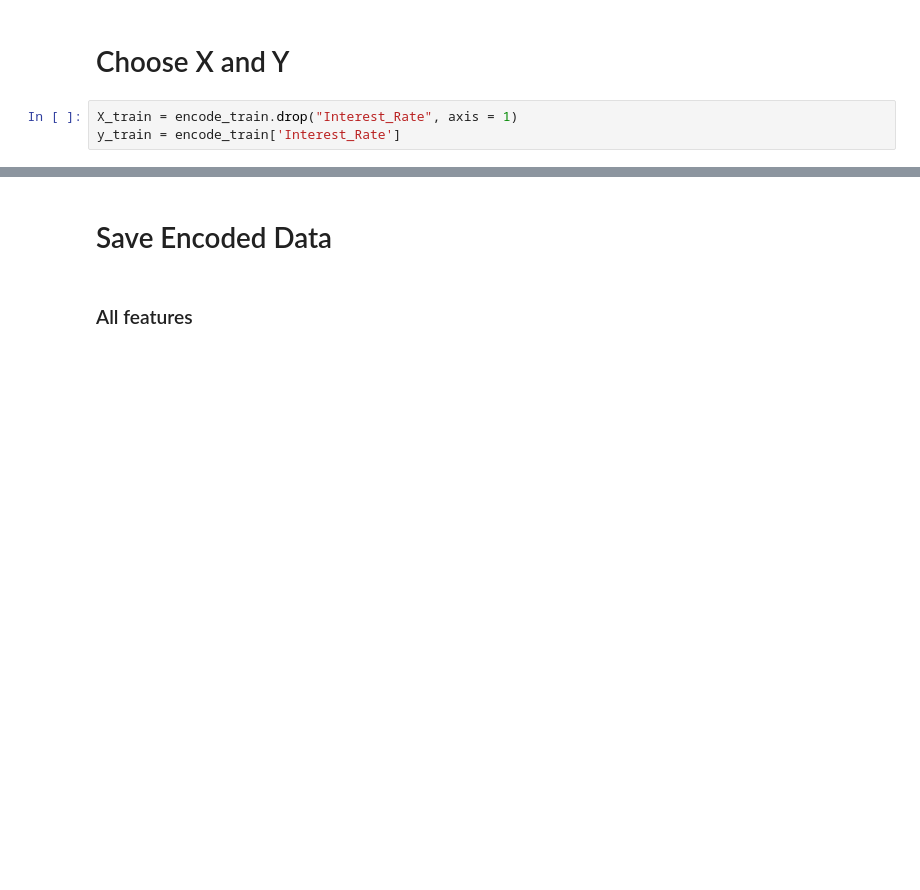
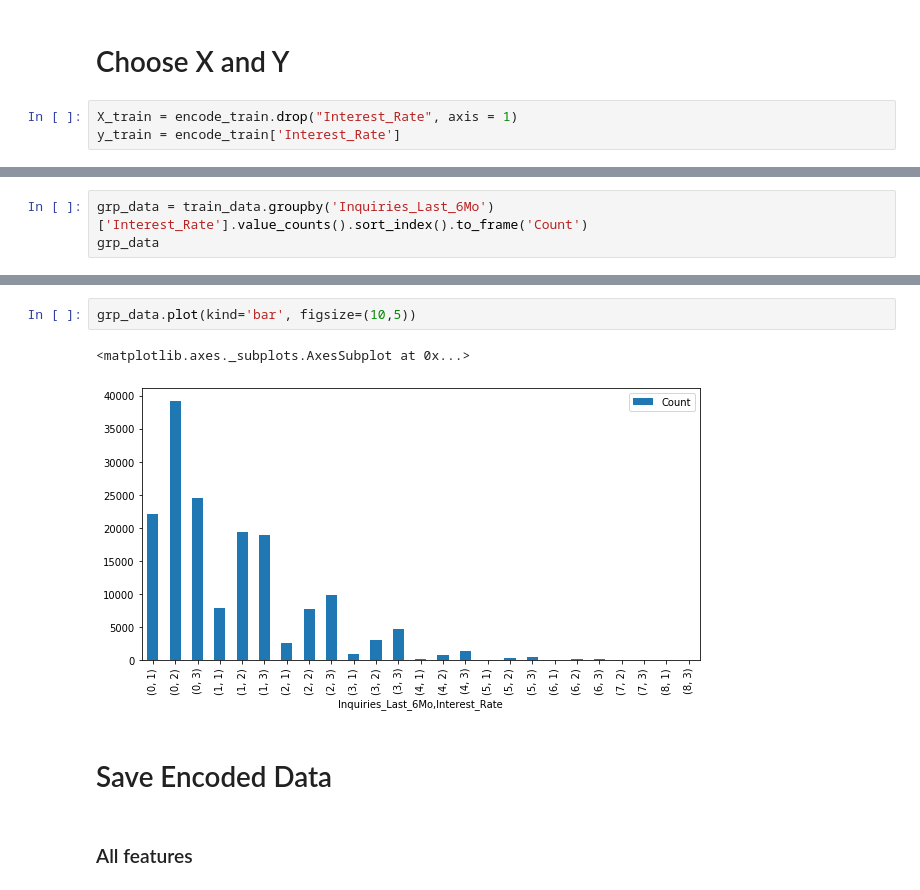
Before and after one commit to AvinashRamireddy31/Banking, a Jupyter notebook: src/data_processing/data_processing.ipynb, the cells around one changed output, grey strips where cells are left out. Cells and saved outputs as stored; diff of their text form; blank space fills up the shorter version.

```diff
--- a/src/data_processing/data_processing.ipynb
+++ b/src/data_processing/data_processing.ipynb
@@ -556,0 +598,3 @@ t.head()
+# %%
+grp_data = train_data.groupby('Inquiries_Last_6Mo')['Interest_Rate'].value_counts().sort_index().to_frame('Count')
+grp_data
@@ -557,3 +620,8 @@ t.head()
+# %%
+grp_data.plot(kind='bar', figsize=(10,5))
+# %% [output]
+<matplotlib.axes._subplots.AxesSubplot at 0x...>
+[figure, added]
 # %% [markdown]
 # Save Encoded Data
 # %% [markdown]
```
Also changed, not shown: parts of 23 cells of this notebook, 3 other files.
